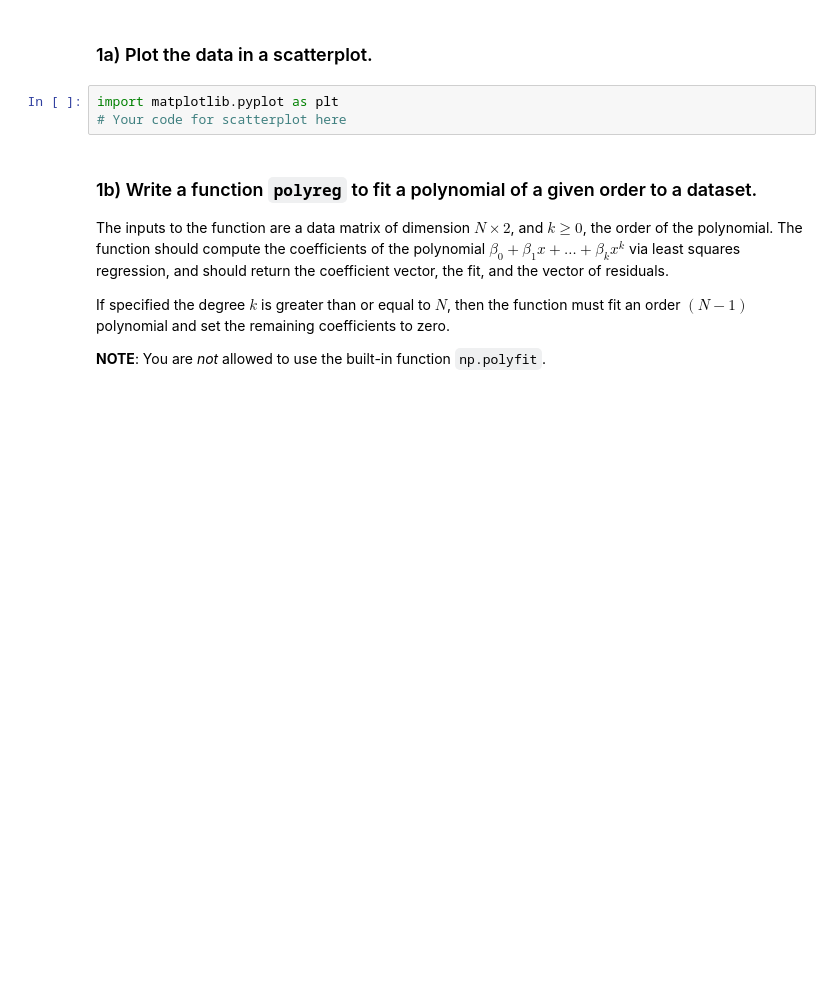
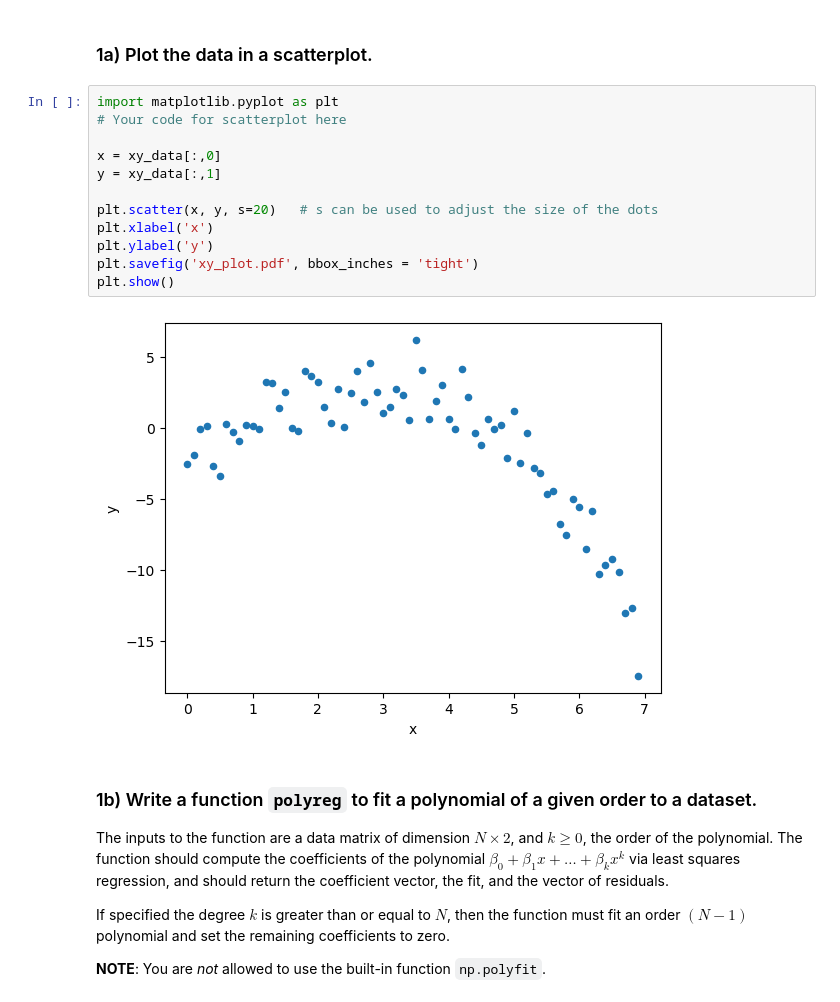
Before and after one commit to ran-xin/IB-Data-Science, a Jupyter notebook: Exercises/01 Exercise Notebook 1.ipynb, the cells around one changed output. Saved outputs shown, nothing was run; the diff lists cells and outputs as text; blank space fills up the shorter version.

```diff
--- a/Exercises/01 Exercise Notebook 1.ipynb
+++ b/Exercises/01 Exercise Notebook 1.ipynb
@@ -20,9 +20,20 @@ np.shape(xy_data)
 The matrix `xy_data` contains $70$ rows, each a data point of the form $(x_i,y_i)$ for $i=1, \ldots, 70$.
 # %% [markdown]
 ### 1a) Plot the data in a scatterplot.
-# %%
-import matplotlib.pyplot as plt
-# Your code for scatterplot here
+# %%
+import matplotlib.pyplot as plt
+# Your code for scatterplot here
+
+x = xy_data[:,0]
+y = xy_data[:,1]
+
+plt.scatter(x, y, s=20)   # s can be used to adjust the size of the dots
+plt.xlabel('x')
+plt.ylabel('y')
+plt.savefig('xy_plot.pdf', bbox_inches = 'tight')
+plt.show()
+# %% [output]
+[figure, added]
 # %% [markdown]
 ### 1b) Write a function `polyreg` to fit a polynomial of a given order to a dataset.
 The inputs to the function are a data matrix of dimension $N \times 2$,  and $k \geq 0$, the order of the polynomial.   The function should compute the coefficients of the polynomial $\beta_0 + \beta_1 x +  \ldots  +\beta_k x^{k}$ via least squares regression, and should return the coefficient vector, the fit, and the vector of residuals.
```
Also changed, not shown: parts of 8 cells of this notebook, 14 other files.
